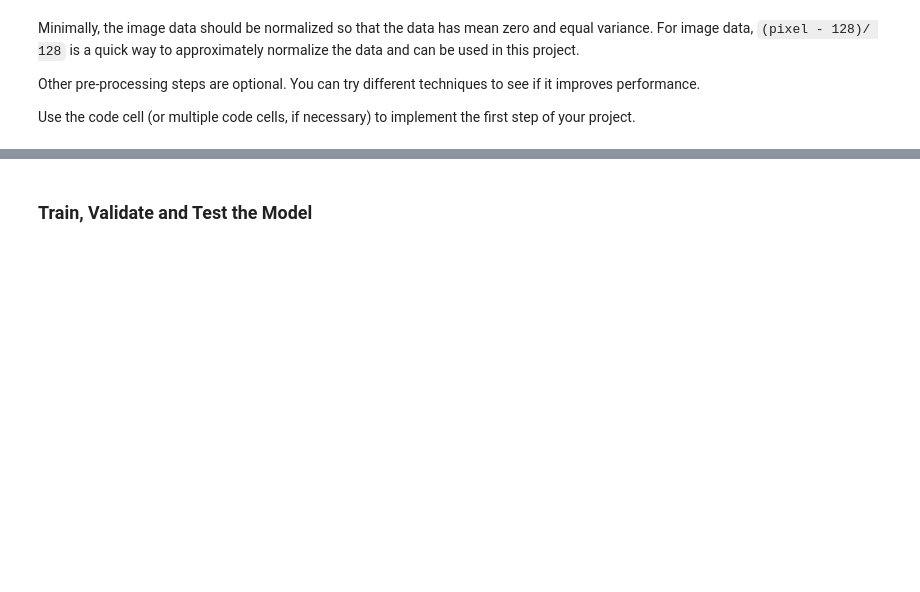
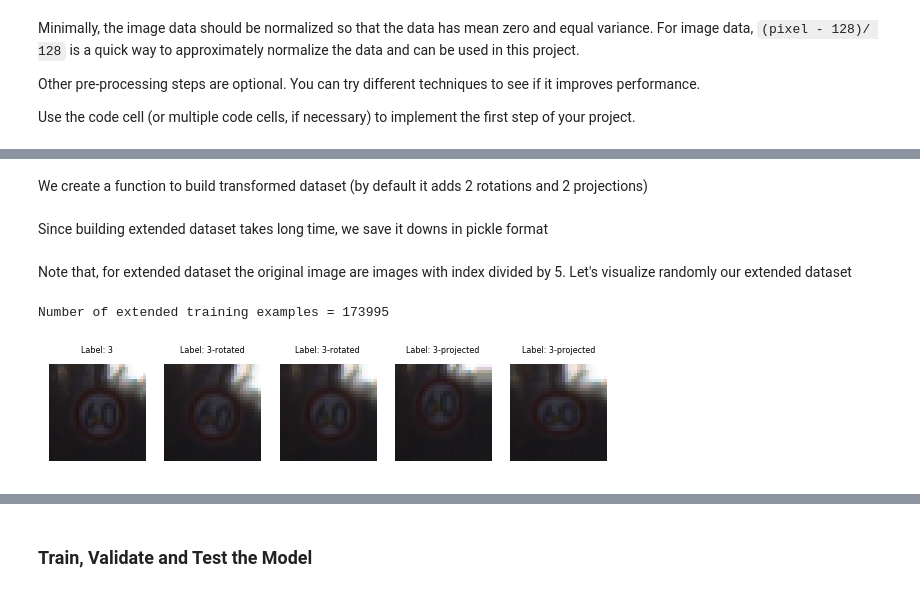
Before and after one commit to minh84/udacity_carnd, a Jupyter notebook: CarND-Traffic-Sign-Classifier-P2/Traffic_Sign_Classifier.ipynb, the cells around one changed output, grey strips where cells are left out. Saved outputs shown, nothing was run; the diff lists cells and outputs as text; code cells hidden in the pictures; blank space fills up the shorter version.

```diff
--- a/CarND-Traffic-Sign-Classifier-P2/Traffic_Sign_Classifier.ipynb
+++ b/CarND-Traffic-Sign-Classifier-P2/Traffic_Sign_Classifier.ipynb
@@ -197,0 +313,50 @@ Use the code cell (or multiple code cells, if necessary) to implement the first
+# %% [markdown]
+We create a function to build transformed dataset (by default it adds 2 rotations and 2 projections)
+# %%
+def buildDataTransformed(images, labels, nb_rotation = 2, nb_projection = 2):
+    trans_imgs   = []
+    trans_labels = []
+    for i in range(images.shape[0]):
+        img = images[i]
+        label = labels[i]
+
+        trans_imgs += [img]
+        trans_imgs += [rotate(img) for i in range(nb_rotation)]
+        trans_imgs += [project(img) for i in range(nb_projection)]
+        trans_labels += [label for i in range(nb_rotation + nb_projection + 1) ]
+
+    trans_imgs   = np.array(trans_imgs)
+    trans_labels = np.array(trans_labels)
+
+    return trans_imgs, trans_labels
+# %% [markdown]
+Since building extended dataset takes long time, we save it downs in pickle format
+# %%
+import os
+
+if os.path.isfile('./datas/train_extended.p'):
+    with open('./datas/train_extended.p', 'rb') as f:
+        train_extended = pickle.load(f)
+    X_train_extended, y_train_extended = train_extended['features'], train_extended['labels']
+else:
+    X_train_extended, y_train_extended = buildDataTransformed(X_train, y_train)
+
+    train_extended = {'features' : X_train_extended,
+                      'labels'   : y_train_extended}
+
+    with open('./datas/train_extended.p', 'wb') as f:
+        pickle.dump(train_extended, f)
+# %% [markdown]
+Note that, for extended dataset the original image are images with index divided by 5. Let's visualize randomly our extended dataset
+# %%
+idx = np.random.randint(X_train_extended.shape[0])
+origin_idx = 5 * (idx//5)
+label = y_train_extended[origin_idx]
+labels = [label, '{}-rotated'.format(label),   '{}-rotated'.format(label),
+                 '{}-projected'.format(label), '{}-projected'.format(label)]
+gridView(X_train_extended[origin_idx:origin_idx+5], labels, grid_size=5, figsize=(10,2))
+
+print("Number of extended training examples =", X_train_extended.shape[0])
+# %% [output]
+Number of extended training examples = 173995
+[figure, added]
```
Also changed, not shown: parts of 11 cells of this notebook, 1 other file.
